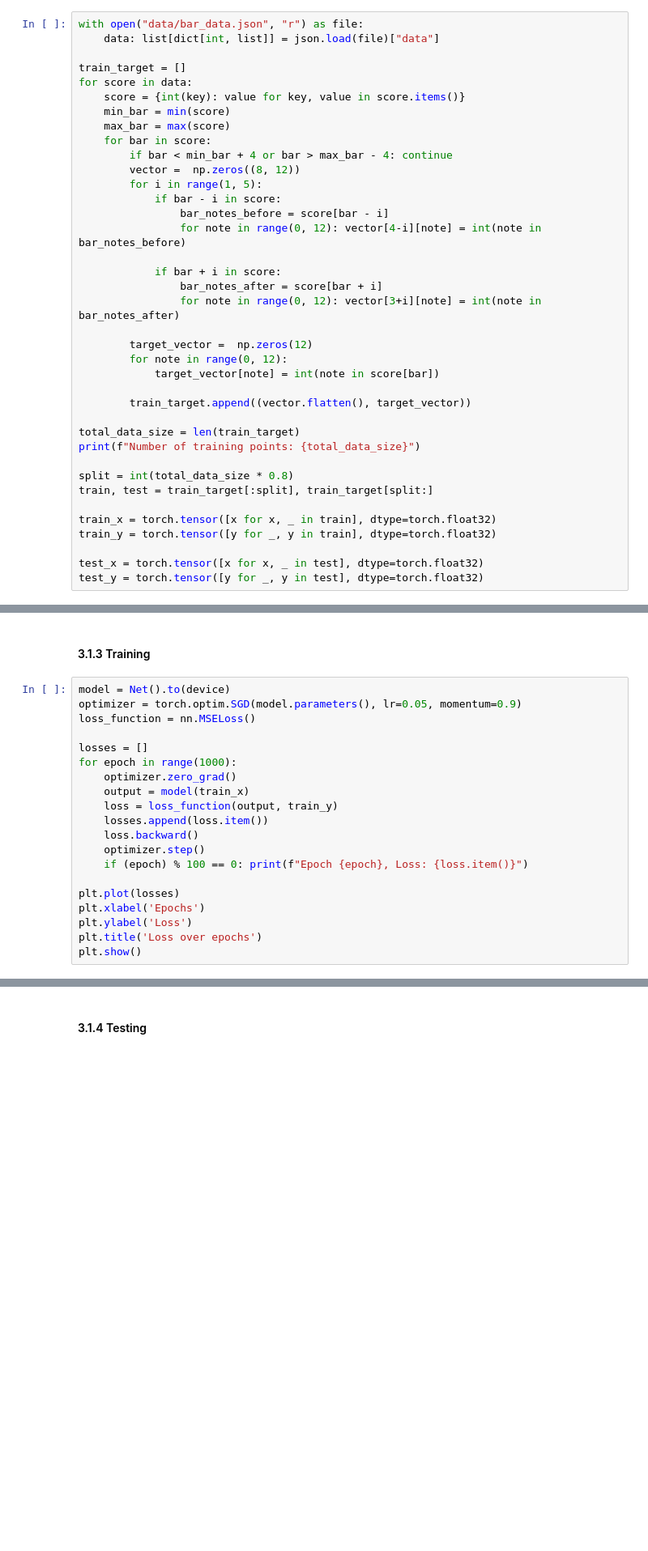
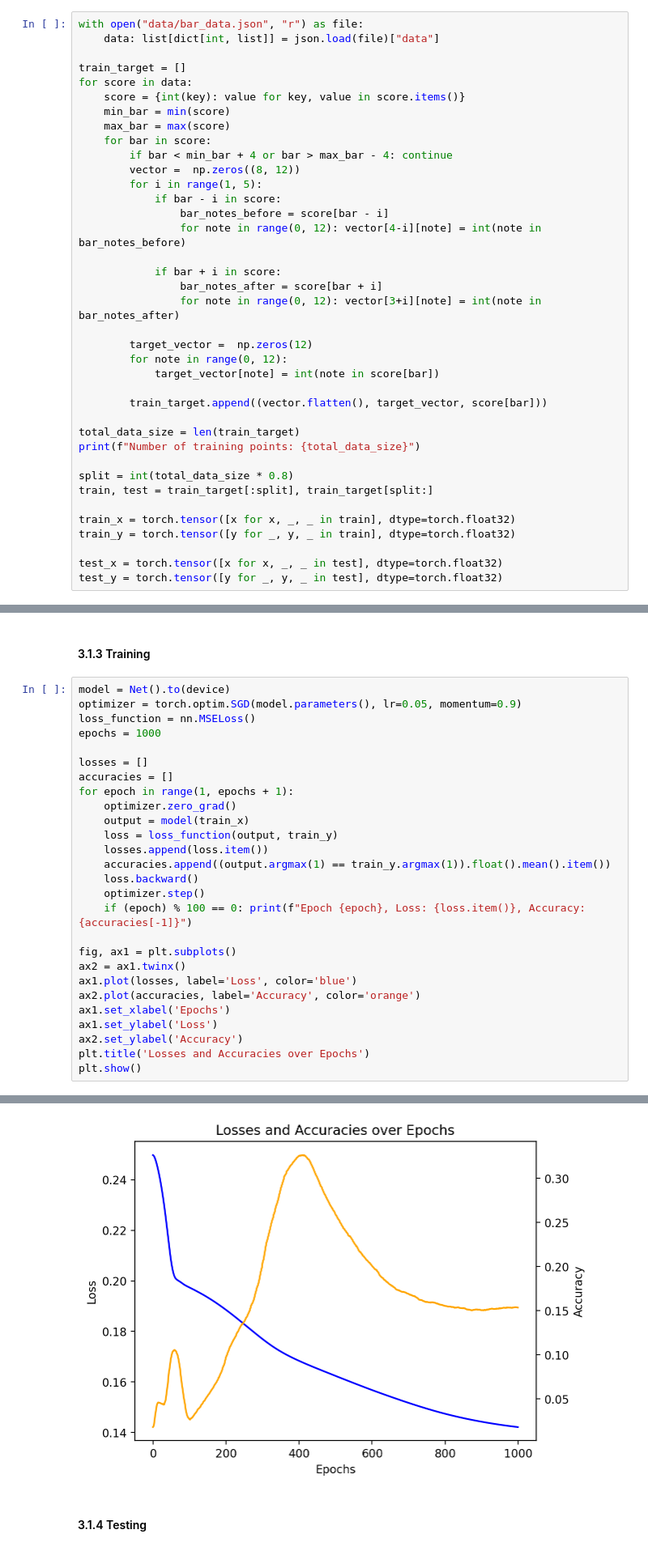
Before and after one commit to maher14879/music_project, a Jupyter notebook: Bachify.ipynb, the cells around one changed output, grey strips where cells are left out. Shown at 81% size. Cells and saved outputs as stored; diff of their text form; blank space fills up the shorter version.

```diff
--- a/Bachify.ipynb
+++ b/Bachify.ipynb
@@ -218,7 +218,7 @@ for score in data:
         for note in range(0, 12):
             target_vector[note] = int(note in score[bar])
 
-        train_target.append((vector.flatten(), target_vector))
+        train_target.append((vector.flatten(), target_vector, score[bar]))
 
 total_data_size = len(train_target)
 print(f"Number of training points: {total_data_size}")
@@ -226,9 +226,9 @@ print(f"Number of training points: {total_data_size}")
 split = int(total_data_size * 0.8)
 train, test = train_target[:split], train_target[split:]
 
-train_x = torch.tensor([x for x, _ in train], dtype=torch.float32)
-train_y = torch.tensor([y for _, y in train], dtype=torch.float32)
+train_x = torch.tensor([x for x, _, _ in train], dtype=torch.float32)
+train_y = torch.tensor([y for _, y, _ in train], dtype=torch.float32)
 
-test_x = torch.tensor([x for x, _ in test], dtype=torch.float32)
-test_y = torch.tensor([y for _, y in test], dtype=torch.float32)
+test_x = torch.tensor([x for x, _, _ in test], dtype=torch.float32)
+test_y = torch.tensor([y for _, y, _ in test], dtype=torch.float32)
 # %% [output]
@@ -264,20 +264,27 @@ def initial_loss_function(pred, target):
 model = Net().to(device)
 optimizer = torch.optim.SGD(model.parameters(), lr=0.05, momentum=0.9)
 loss_function = nn.MSELoss()
+epochs = 1000
 
 losses = []
-for epoch in range(1000):
+accuracies = []
+for epoch in range(1, epochs + 1):
     optimizer.zero_grad()
     output = model(train_x)
     loss = loss_function(output, train_y)
     losses.append(loss.item())
+    accuracies.append((output.argmax(1) == train_y.argmax(1)).float().mean().item())
     loss.backward()
     optimizer.step()
-    if (epoch) % 100 == 0: print(f"Epoch {epoch}, Loss: {loss.item()}")
+    if (epoch) % 100 == 0: print(f"Epoch {epoch}, Loss: {loss.item()}, Accuracy: {accuracies[-1]}")
 
-plt.plot(losses)
-plt.xlabel('Epochs')
-plt.ylabel('Loss')
-plt.title('Loss over epochs')
+fig, ax1 = plt.subplots()
+ax2 = ax1.twinx()
+ax1.plot(losses, label='Loss', color='blue')
+ax2.plot(accuracies, label='Accuracy', color='orange')
+ax1.set_xlabel('Epochs')
+ax1.set_ylabel('Loss')
+ax2.set_ylabel('Accuracy')
+plt.title('Losses and Accuracies over Epochs')
 plt.show()
 # %% [output]
@@ -287,3 +301,4 @@ Epoch 201, Loss: 0.18405470252037048
+[figure, added]
 # %% [markdown]
 #### 3.1.4 Testing
 # %%
```
Also changed, not shown: parts of 18 cells of this notebook, 1 other file.
